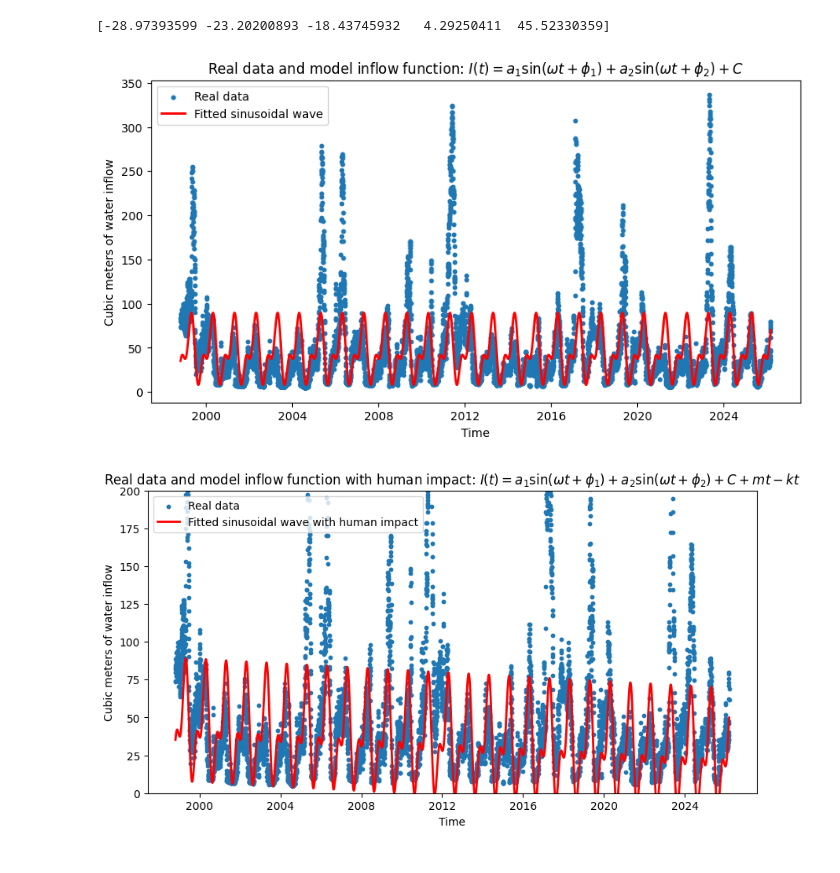
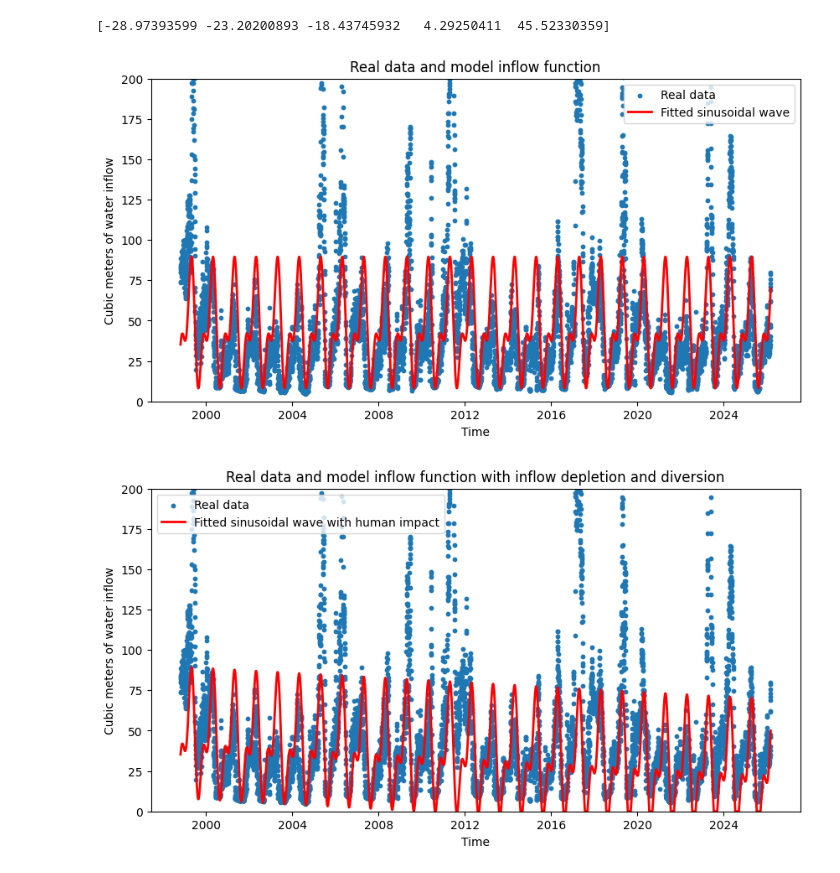
Before and after one commit to danilomcmaster/GSLModel, a Jupyter notebook: inflow.ipynb, the cells around one changed output. Drawn from its saved outputs; the diff is of its cells as text; code cells hidden in the pictures.

Commit message:
inflow write up

```diff
--- a/inflow.ipynb
+++ b/inflow.ipynb
@@ -78,31 +78,33 @@ df["fit2"] = seasonal_two_harmonics(df["days"], *params2)
 plt.figure(figsize=(10, 5))
 plt.scatter(df["time"], df["value"], s=10, label="Real data")
 plt.plot(df["time"], df["fit2"], linewidth=2, label="Fitted sinusoidal wave", c='r')
-plt.title(r"Real data and model inflow function: $I(t) = a_1\sin(\omega t + \phi_1) + a_2\sin(\omega t + \phi_2) + C$")
+plt.title(r"Real data and model inflow function")
 plt.xlabel("Time")
 plt.ylabel("Cubic meters of water inflow")
 plt.legend()
-plt.savefig('images/basic_inflow.png')
+plt.ylim(0, 200)
+plt.savefig('images/basic_inflow_1.png')
 plt.show()
 # %% [output]
-[figure, old version]
+[figure, new version]
 # %%
 #to account for human impact, add a negative linear trend
 seasonal_two_harmonics_human = lambda t, A1, phi1, A2, phi2, C, nu: (
     A1 * np.sin(2 * np.pi / 365 * t + phi1)
     + A2 * np.sin(2 * 2 * np.pi / 365 * t + phi2)
     + C
 )   - (nu * t)
 
 df['fit3'] = seasonal_two_harmonics_human(df["days"], *params2,  0.002)
 plt.figure(figsize=(10, 5))
 plt.scatter(df["time"], df["value"], s=10, label="Real data")
-plt.plot(df["time"], df["fit3"], linewidth=2, label="Fitted sinusoidal wave with human impact", c='r')
-plt.title(r"Real data and model inflow function with human impact: $I(t) = a_1\sin(\omega t + \phi_1) + a_2\sin(\omega t + \phi_2) + C + mt - kt$")
+plt.plot(df["time"], np.maximum(df["fit3"], 0), linewidth=2, label="Fitted sinusoidal wave with human impact", c='r')
+plt.title(r"Real data and model inflow function with inflow depletion and diversion")
 plt.ylim(0, 200)
 plt.xlabel("Time")
 plt.ylabel("Cubic meters of water inflow")
 plt.legend()
+plt.savefig('images/inflow_with_depletion.png')
 plt.show()
 # %% [output]
-[figure, old version]
+[figure, new version]
```
Also changed, not shown: parts of 1 cell of this notebook, 5 other files.
